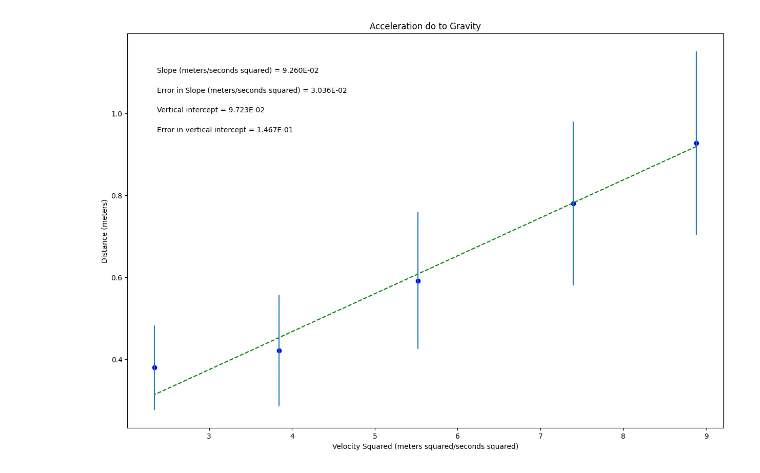
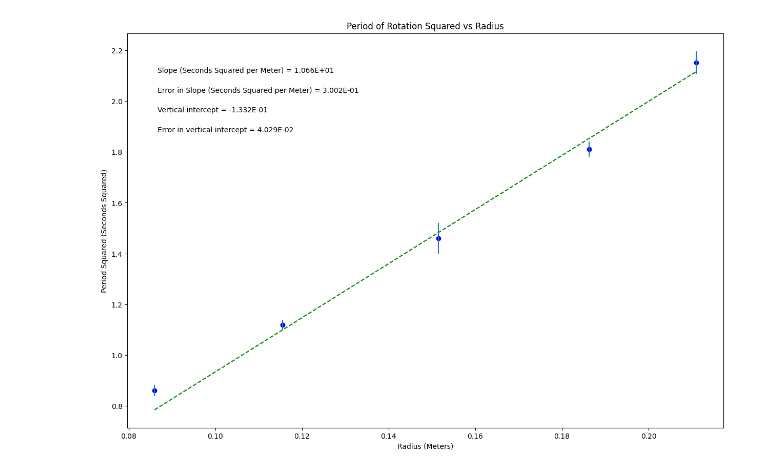
Before and after one commit to CanonInDsharp/PHSX-216-128-Lab-Plots, a Jupyter notebook: Copy_of_PHSXlab_plotting_template.ipynb, the cells around one changed output. Cells and saved outputs as stored; diff of their text form; code cells hidden in the pictures.

```diff
--- a/Copy_of_PHSXlab_plotting_template.ipynb
+++ b/Copy_of_PHSXlab_plotting_template.ipynb
@@ -19,28 +19,28 @@ import matplotlib.pyplot as plt
 #variable names should start with a letter and must contain only letters, numbers, and underscores
 
 
-two_delta_height = np.array([0.928, 0.78, 0.592, 0.422, 0.256])
+xvariable_changeme = np.array([0.086, 0.1155, 0.1515, 0.1863, 0.211])
 
-velocity_squared = np.array([8.880, 7.398, 5.523, 3.842, 2.341])
+yvariable_changeme = np.array([0.860, 1.119, 1.460, 1.811, 2.152])
 
-velocity_uncertainty = np.array([0.224, 0.200, 0.167, 0.136, 0.103])
+err_yvariable_changeme = np.array([0.023, 0.019, 0.06, 0.03, 0.045])
 
 
 
 #Re-assign variables as x, y, dy so that the remaining plotting code may remain generic
 #UPDATE VARIABLE NAMES (ON RHS OF EACH EQUAL SIGN) TO MATCH VARIABLE NAMES FOR DATA ABOVE
 
-x = velocity_squared            #this should be the array you want to plot on the x axis
-y = two_delta_height             #this should be the array you want to plot on the y axis
-dy = velocity_uncertainty       #this should be your error in y array
+x = xvariable_changeme             #this should be the array you want to plot on the x axis
+y = yvariable_changeme             #this should be the array you want to plot on the y axis
+dy = err_yvariable_changeme        #this should be your error in y array
 
 
 #UPDATE EACH OF THESE 4 STRINGS FOR YOUR PLOT LABELS AS YOU WANT THEM TO APPEAR
 
-plot_title= 'Acceleration do to Gravity'
-x_label= 'Velocity Squared (meters squared/seconds squared)'
-y_label= 'Two times Height (meters)'
-slope_units= 'meters/seconds squared'
+plot_title= 'Period of Rotation Squared vs Radius'
+x_label= 'Radius (Meters)'
+y_label= 'Period Squared (Seconds Squared)'
+slope_units= 'Seconds Squared per Meter'
 
 #UPDATE ANNOTATION PLACEMENT SO IT'S OUT OF WAY OF PLOTTED DATA AND BEST FIT LINE
 #integer from 1 to 4, top R corner is 1 (counter-clockwise from there)
@@ -92,31 +92,31 @@ elif annotation_placement==3 or annotation_placement==4:
 #Don't need to change anything in this section!
 
 #Plot data on graph. Plot error bars and place values for slope,
 #error in slope, and vertical intercept (plus error) on the plot using "annotate"
 
 plt.figure(figsize=(15,10))
 
 plt.plot(x, fit, color='green', linestyle='--')
 plt.scatter(x, y, color='blue', marker='o')
 
 plt.xlabel(x_label)
 plt.ylabel(y_label)
 plt.title(plot_title)
 
 plt.errorbar(x, y, yerr=dy, xerr=None, fmt="none") #don't need to plot x error bars
 
 plt.annotate('Slope ({}) = {value:.{digits}E}'.format(slope_units,value=m, digits=3),
              (xpos, ypos[0]), xycoords='axes fraction')
 
 plt.annotate('Error in Slope ({}) = {value:.{digits}E}'.format(slope_units,value=dm, digits=3),
              (xpos, ypos[1]), xycoords='axes fraction')
 
 plt.annotate('Vertical intercept = {value:.{digits}E}'.format(value=b, digits=3),
              (xpos, ypos[2]), xycoords='axes fraction')
 
 plt.annotate('Error in vertical intercept = {value:.{digits}E}'.format(value=db, digits=3),
              (xpos, ypos[3]), xycoords='axes fraction')
 
 plt.show()
 # %% [output]
-[figure, old version]
+[figure, new version]
```
